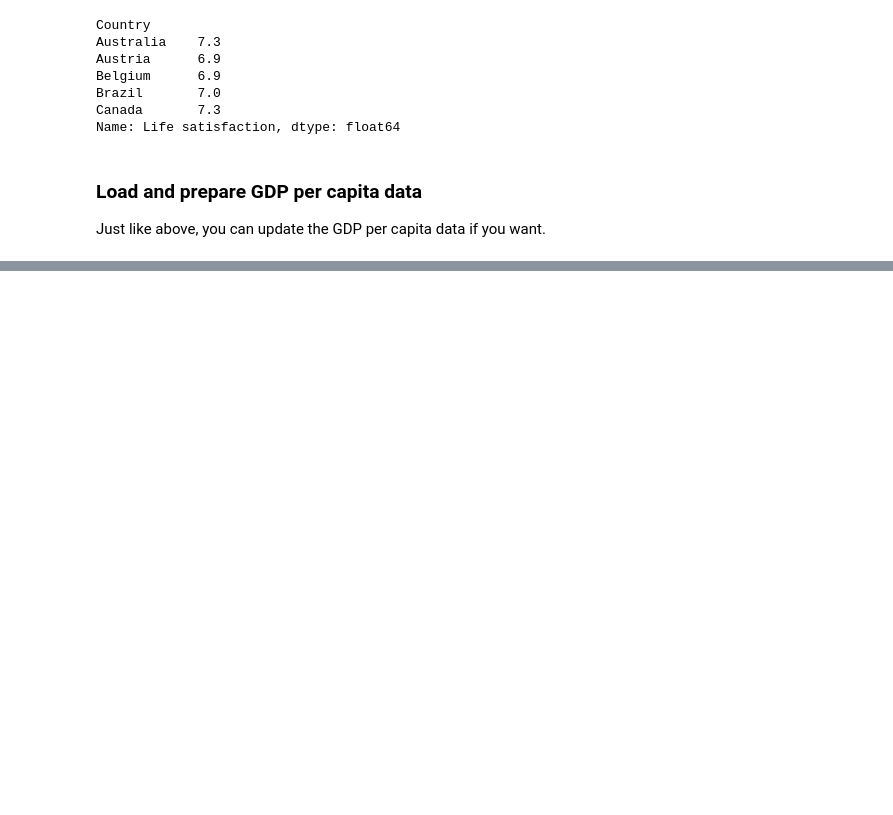
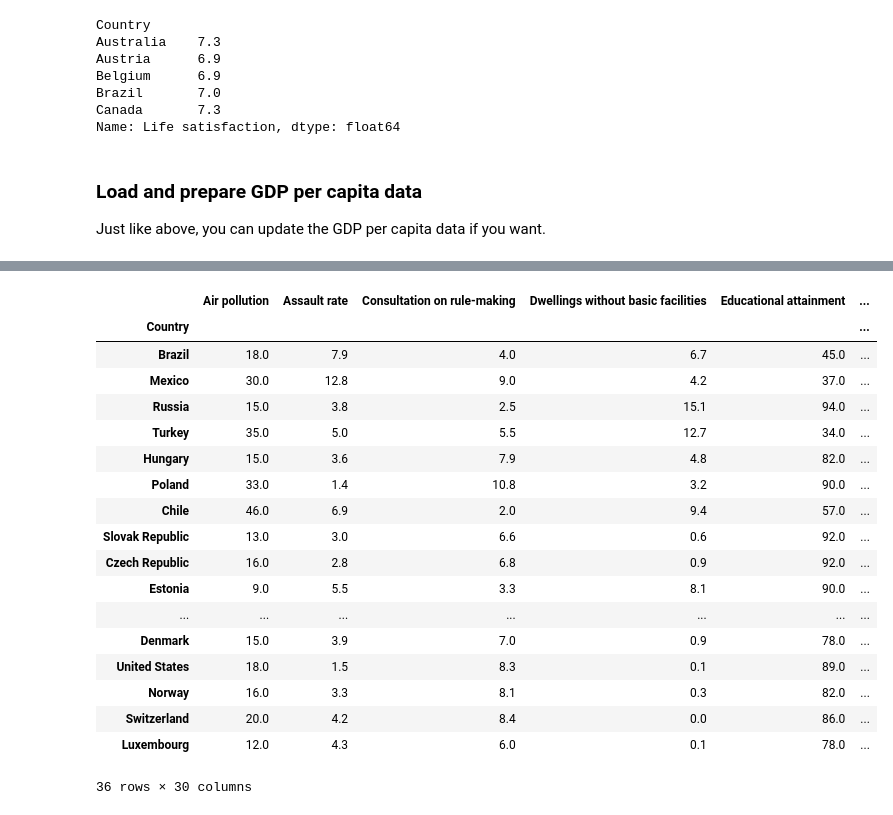
Before and after one commit to ShehanAT/Handson_ML, a Jupyter notebook: practical/01_the_machine_learning_landscape.ipynb, the cells around one changed output, grey strips where cells are left out. Drawn from its saved outputs; the diff is of its cells as text; code cells hidden in the pictures; blank space fills up the shorter version.

```diff
--- a/practical/01_the_machine_learning_landscape.ipynb
+++ b/practical/01_the_machine_learning_landscape.ipynb
@@ -153,0 +164,24 @@ gdp_per_capita.head(2)
+# %%
+full_country_stats = pd.merge(left=oecd_bli, right=gdp_per_capita, left_index=True, right_index=True)
+full_country_stats.sort_values(by="GDP per capita", inplace=True)
+full_country_stats
+# %% [output]
+|  | Air pollution | Assault rate | Consultation on rule-making | Dwellings without basic facilities | Educational attainment | ... |
+| Country |  |  |  |  |  | ... |
+| Brazil | 18.0 | 7.9 | 4.0 | 6.7 | 45.0 | ... |
+| Mexico | 30.0 | 12.8 | 9.0 | 4.2 | 37.0 | ... |
+| Russia | 15.0 | 3.8 | 2.5 | 15.1 | 94.0 | ... |
+| Turkey | 35.0 | 5.0 | 5.5 | 12.7 | 34.0 | ... |
+| Hungary | 15.0 | 3.6 | 7.9 | 4.8 | 82.0 | ... |
+| Poland | 33.0 | 1.4 | 10.8 | 3.2 | 90.0 | ... |
+| Chile | 46.0 | 6.9 | 2.0 | 9.4 | 57.0 | ... |
+| Slovak Republic | 13.0 | 3.0 | 6.6 | 0.6 | 92.0 | ... |
+| Czech Republic | 16.0 | 2.8 | 6.8 | 0.9 | 92.0 | ... |
+| Estonia | 9.0 | 5.5 | 3.3 | 8.1 | 90.0 | ... |
+| ... | ... | ... | ... | ... | ... | ... |
+| Denmark | 15.0 | 3.9 | 7.0 | 0.9 | 78.0 | ... |
+| United States | 18.0 | 1.5 | 8.3 | 0.1 | 89.0 | ... |
+| Norway | 16.0 | 3.3 | 8.1 | 0.3 | 82.0 | ... |
+| Switzerland | 20.0 | 4.2 | 8.4 | 0.0 | 86.0 | ... |
+| Luxembourg | 12.0 | 4.3 | 6.0 | 0.1 | 78.0 | ... |
+36 rows × 30 columns
```
Also changed, not shown: parts of 1 cell of this notebook.
